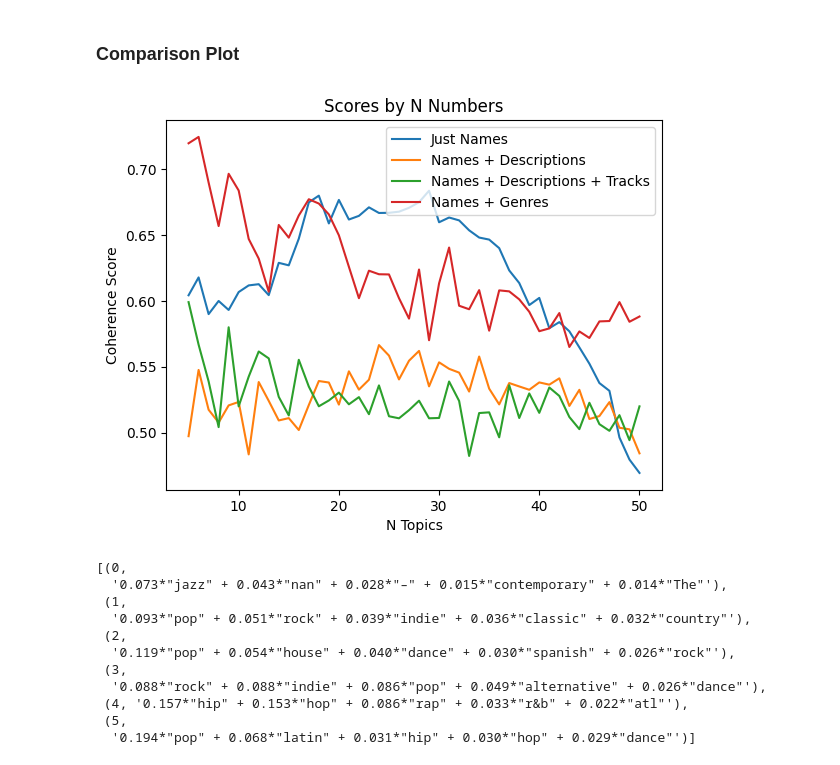
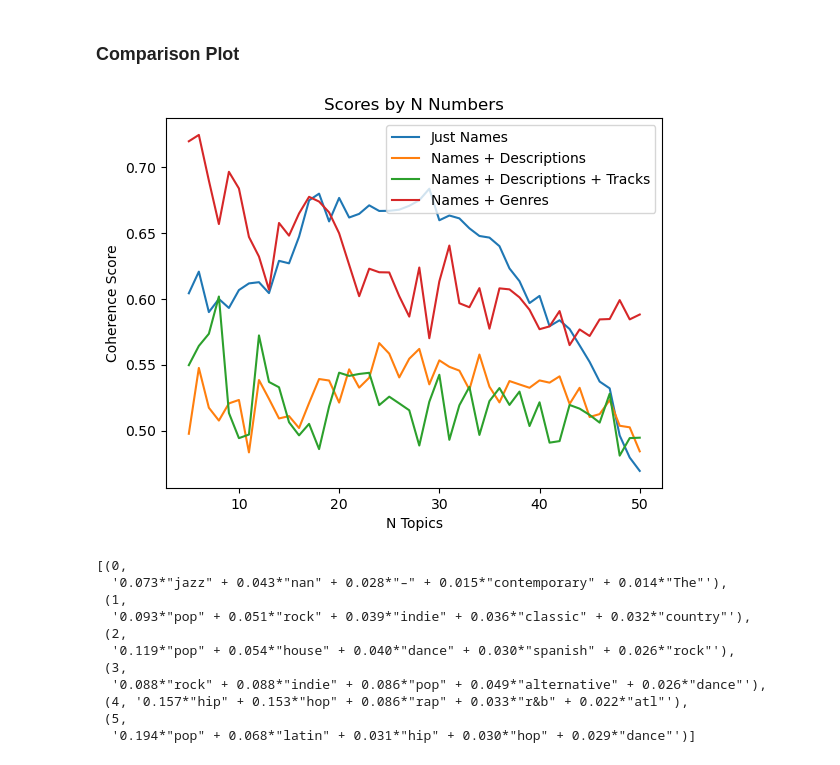
Before and after one commit to highad93/track_artists, a Jupyter notebook: playlist_themes.ipynb, the cells around one changed output. Cells and saved outputs as stored; diff of their text form; code cells hidden in the pictures.

Commit message:
pickle updates to playlist_themes.ipynb

```diff
--- a/playlist_themes.ipynb
+++ b/playlist_themes.ipynb
@@ -120,7 +122,7 @@ with open("name_des.pkl", "wb") as fname:
 ### Approach 3: Name + Description + Song Titles
 # %%
 #read data source with genre information
-songs = pd.read_csv("/content/datawithgenres.csv").drop(columns = ["Unnamed: 0"])
+songs = pd.read_csv("datawithgenres.csv").drop(columns = ["Unnamed: 0"])
 
 #create a column with a list of track names of each playlist then convert is to string. Finally, concat with name & description.
 df["tracks"] = df.playlist_id.apply(lambda x: songs[songs["playlist_id"] == x].track_name.to_list())
@@ -164,7 +166,7 @@ with open("name_desc_tracks.pkl", "wb") as fname:
 # %% [markdown]
 ### Approach 4: Name + Genre
 # %%
-songs = pd.read_csv("/content/datawithgenres.csv").drop(columns = ["Unnamed: 0"])
+songs = pd.read_csv("datawithgenres.csv").drop(columns = ["Unnamed: 0"])
 
 df['genres'] = df.playlist_id.apply(lambda x: [str(y) for y in set(songs[songs["playlist_id"] == x].top_genre)])
 
@@ -209,17 +211,27 @@ with open("name_genre.pkl", "wb") as fname:
 ### Comparison Plot
 # %%
 x = np.arange(1,51)
+
+def load_pickle(fname):
+  with open(fname, "rb") as fname:
+    return pickle.load(fname)
+
+just_names_scores = load_pickle("just_names.pkl")
+name_des_scores = load_pickle("name_des.pkl")
+name_track_scores = load_pickle("name_desc_tracks.pkl")
+name_genre_scores = load_pickle("name_genre.pkl")
+
 plt.plot(x, just_names_scores, label = "Just Names")
 plt.plot(x, name_des_scores, label = "Names + Descriptions")
 plt.plot(x, name_track_scores, label = "Names + Descriptions + Tracks")
 plt.plot(x, name_genre_scores, label = "Names + Genres")
 plt.title("Scores by N Numbers")
 plt.ylabel("Coherence Score")
 plt.xlabel("N Topics")
 plt.legend()
 plt.show()
 # %% [output]
-[figure, old version]
+[figure, new version]
 # %%
 name_genre_best_model.show_topics(num_topics = -1, num_words = 5)
 # %% [output]
```
Also changed, not shown: parts of 2 cells of this notebook.
